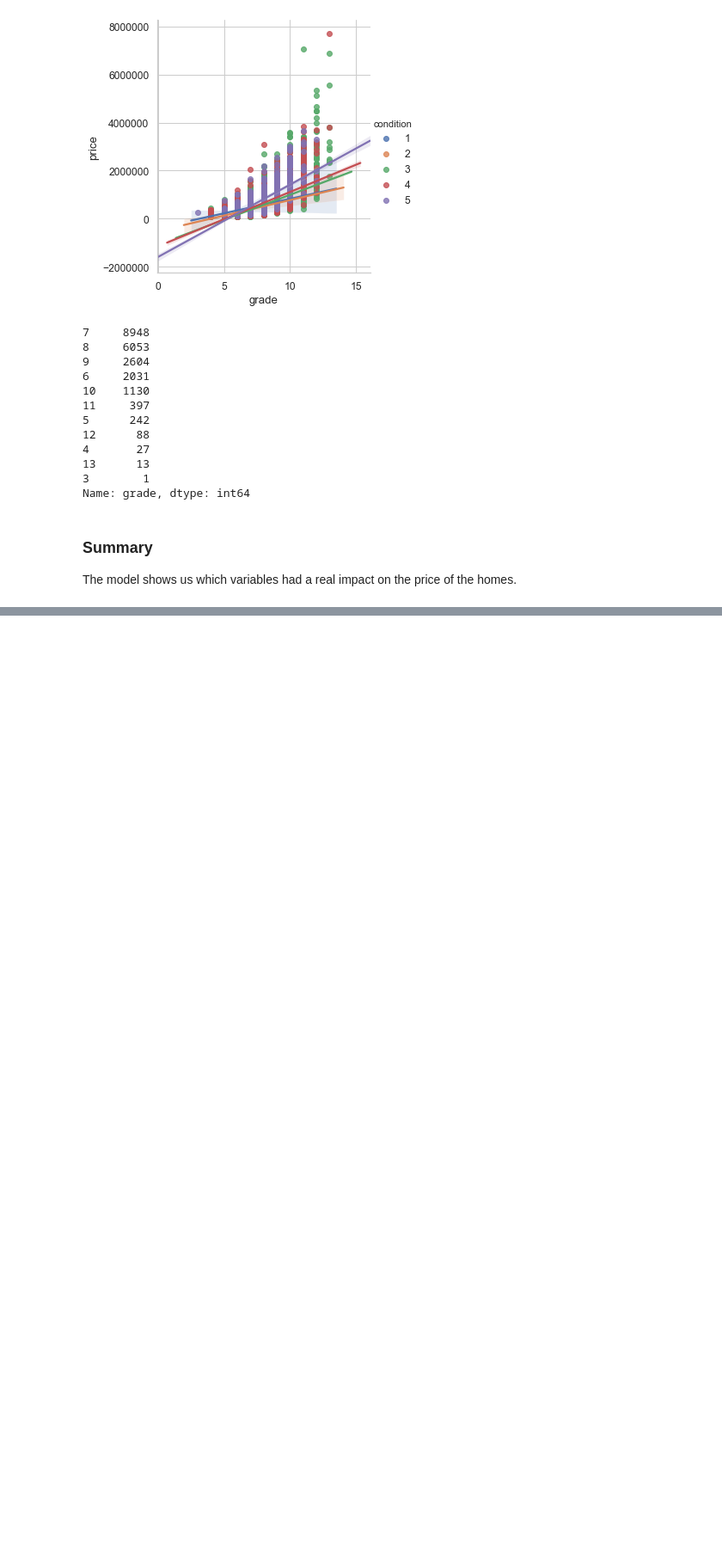
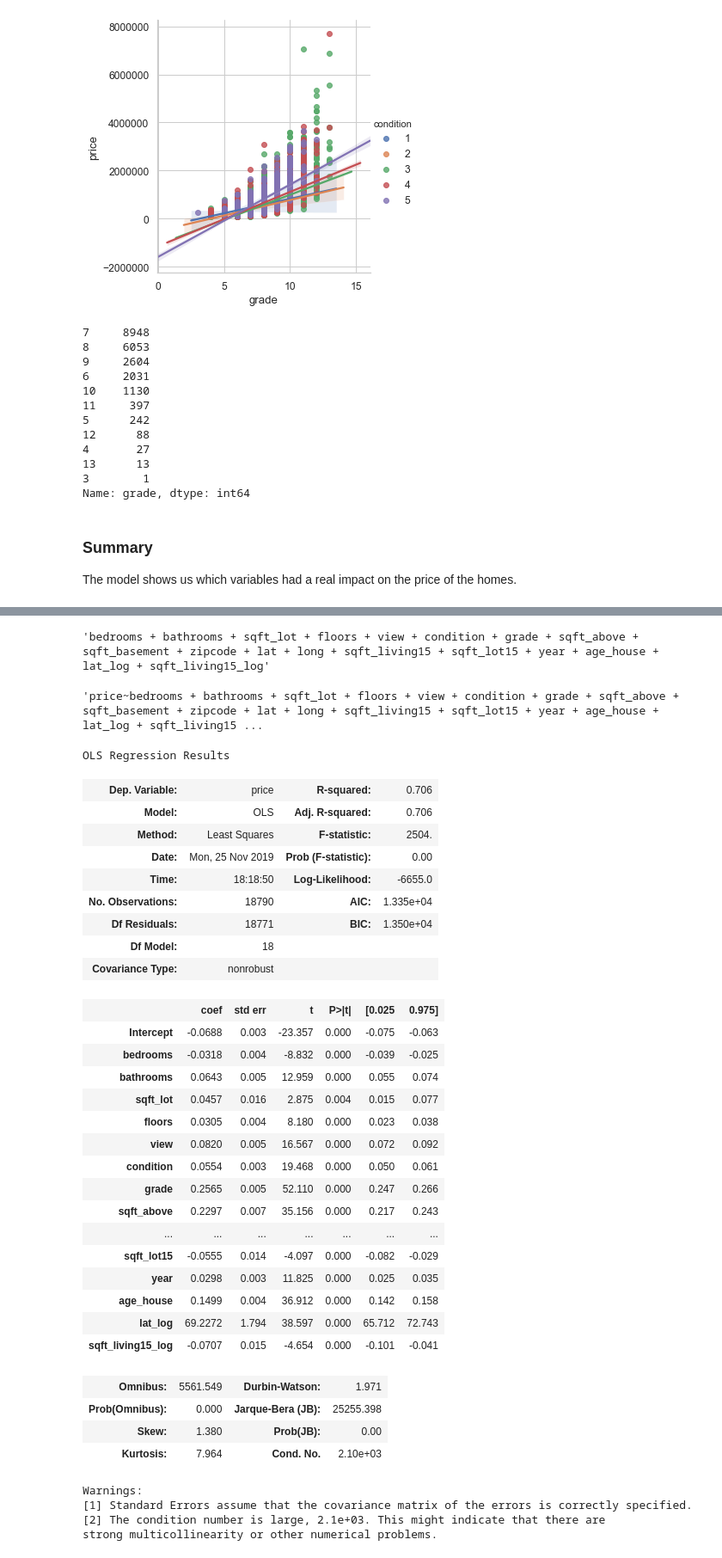
Before and after one commit to torresdavr/dsc-v2-mod1-final-project-online-ds-pt-100719, a Jupyter notebook: student-Copy1.ipynb, the cells around one changed output, grey strips where cells are left out. Shown at 86% size. Cells and saved outputs as stored; diff of their text form; code cells hidden in the pictures; blank space fills up the shorter version.

```diff
--- a/student-Copy1.ipynb
+++ b/student-Copy1.ipynb
@@ -2107,0 +2346,6 @@ tmp = geo_data
+# %%
+df_filter_seattle_1 = pd.DataFrame()
+for col in num_cols_1:
+    abs_vals = np.abs(seattle_scaled_1[col])>3
+    df_filter_seattle_1[col] = np.where(abs_vals==True,np.nan,seattle_scaled_1[col])#[housing_df_2['sqft_lot15']<3]
+df_filter_seattle_1.head()
@@ -2107,0 +2359,5 @@ tmp = geo_data
+# %%
+try:
+    df_filter_seattle_1.dropna(inplace=True)
+except:
+    print('NaN in the dataframe.')
@@ -2107,0 +2384,49 @@ tmp = geo_data
+# %%
+cols_1 = df_filter_seattle_1.drop(['price','yr_built', 'yr_renovated'],axis=1).columns
+str_cols_1 = ' + '.join(cols_1)
+str_cols_1
+# %% [output]
+'bedrooms + bathrooms + sqft_lot + floors + view + condition + grade + sqft_above + sqft_basement + zipcode + lat + long + sqft_living15 + sqft_lot15 + year + age_house + lat_log + sqft_living15_log'
+# %%
+formula_1 = 'price~'+str_cols_1
+formula_1
+# %% [output]
+'price~bedrooms + bathrooms + sqft_lot + floors + view + condition + grade + sqft_above + sqft_basement + zipcode + lat + long + sqft_living15 + sqft_lot15 + year + age_house + lat_log + sqft_living15 ...
+# %%
+model_seattle_1 = smf.ols(formula=formula_1, data=df_filter_seattle_1).fit()
+model_seattle_1.summary()
+# %% [output]
+OLS Regression Results
+| Dep. Variable: | price | R-squared: | 0.706 |
+| Model: | OLS | Adj. R-squared: | 0.706 |
+| Method: | Least Squares | F-statistic: | 2504. |
+| Date: | Mon, 25 Nov 2019 | Prob (F-statistic): | 0.00 |
+| Time: | 18:18:50 | Log-Likelihood: | -6655.0 |
+| No. Observations: | 18790 | AIC: | 1.335e+04 |
+| Df Residuals: | 18771 | BIC: | 1.350e+04 |
+| Df Model: | 18 |  |  |
+| Covariance Type: | nonrobust |  |  |
+|  | coef | std err | t | P>|t| | [0.025 | 0.975] |
+| Intercept | -0.0688 | 0.003 | -23.357 | 0.000 | -0.075 | -0.063 |
+| bedrooms | -0.0318 | 0.004 | -8.832 | 0.000 | -0.039 | -0.025 |
+| bathrooms | 0.0643 | 0.005 | 12.959 | 0.000 | 0.055 | 0.074 |
+| sqft_lot | 0.0457 | 0.016 | 2.875 | 0.004 | 0.015 | 0.077 |
+| floors | 0.0305 | 0.004 | 8.180 | 0.000 | 0.023 | 0.038 |
+| view | 0.0820 | 0.005 | 16.567 | 0.000 | 0.072 | 0.092 |
+| condition | 0.0554 | 0.003 | 19.468 | 0.000 | 0.050 | 0.061 |
+| grade | 0.2565 | 0.005 | 52.110 | 0.000 | 0.247 | 0.266 |
+| sqft_above | 0.2297 | 0.007 | 35.156 | 0.000 | 0.217 | 0.243 |
+| ... | ... | ... | ... | ... | ... | ... |
+| sqft_lot15 | -0.0555 | 0.014 | -4.097 | 0.000 | -0.082 | -0.029 |
+| year | 0.0298 | 0.003 | 11.825 | 0.000 | 0.025 | 0.035 |
+| age_house | 0.1499 | 0.004 | 36.912 | 0.000 | 0.142 | 0.158 |
+| lat_log | 69.2272 | 1.794 | 38.597 | 0.000 | 65.712 | 72.743 |
+| sqft_living15_log | -0.0707 | 0.015 | -4.654 | 0.000 | -0.101 | -0.041 |
+| Omnibus: | 5561.549 | Durbin-Watson: | 1.971 |
+| Prob(Omnibus): | 0.000 | Jarque-Bera (JB): | 25255.398 |
+| Skew: | 1.380 | Prob(JB): | 0.00 |
+| Kurtosis: | 7.964 | Cond. No. | 2.10e+03 |
+Warnings:
+[1] Standard Errors assume that the covariance matrix of the errors is correctly specified.
+[2] The condition number is large, 2.1e+03. This might indicate that there are
+strong multicollinearity or other numerical problems.
```
Also changed, not shown: parts of 48 cells of this notebook.
